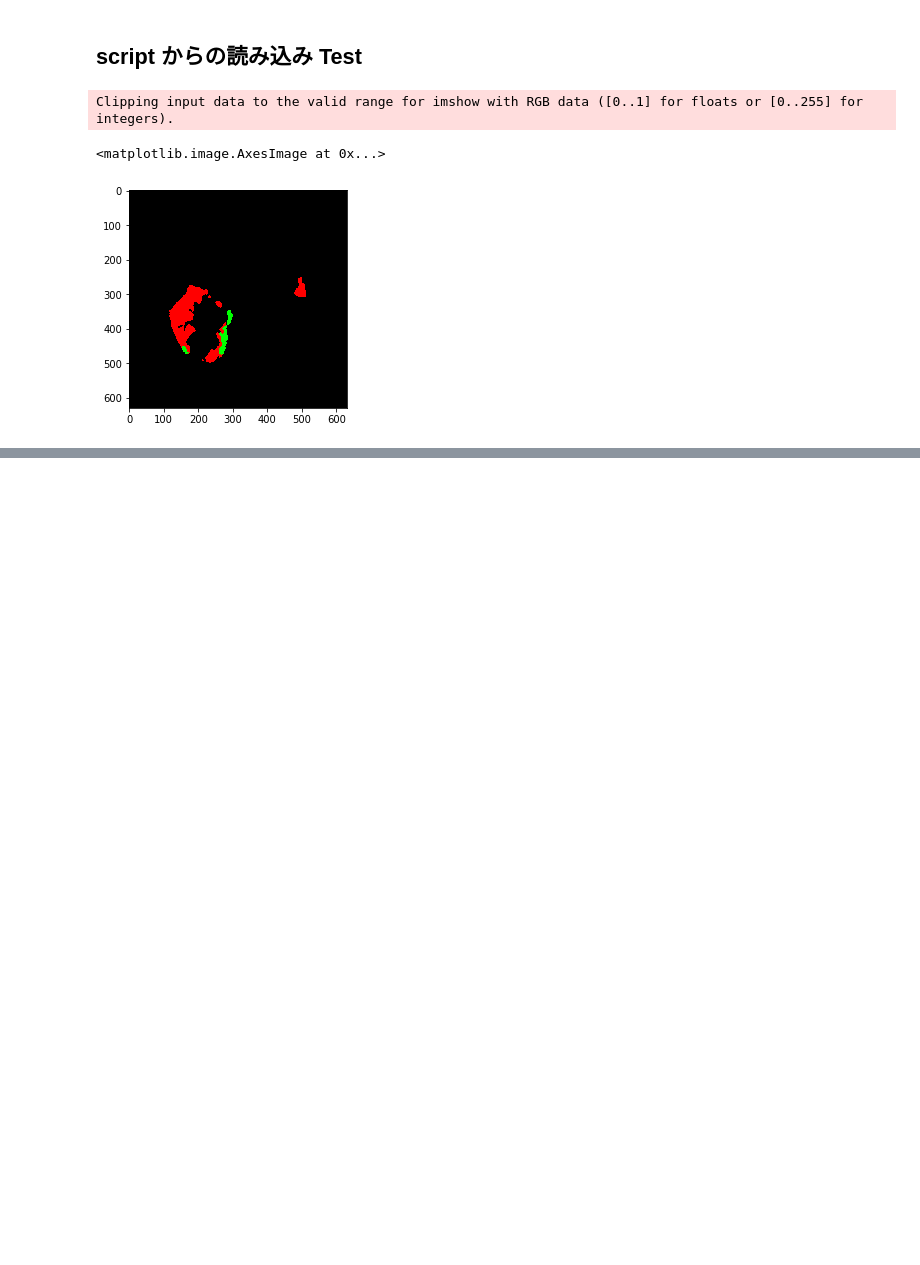
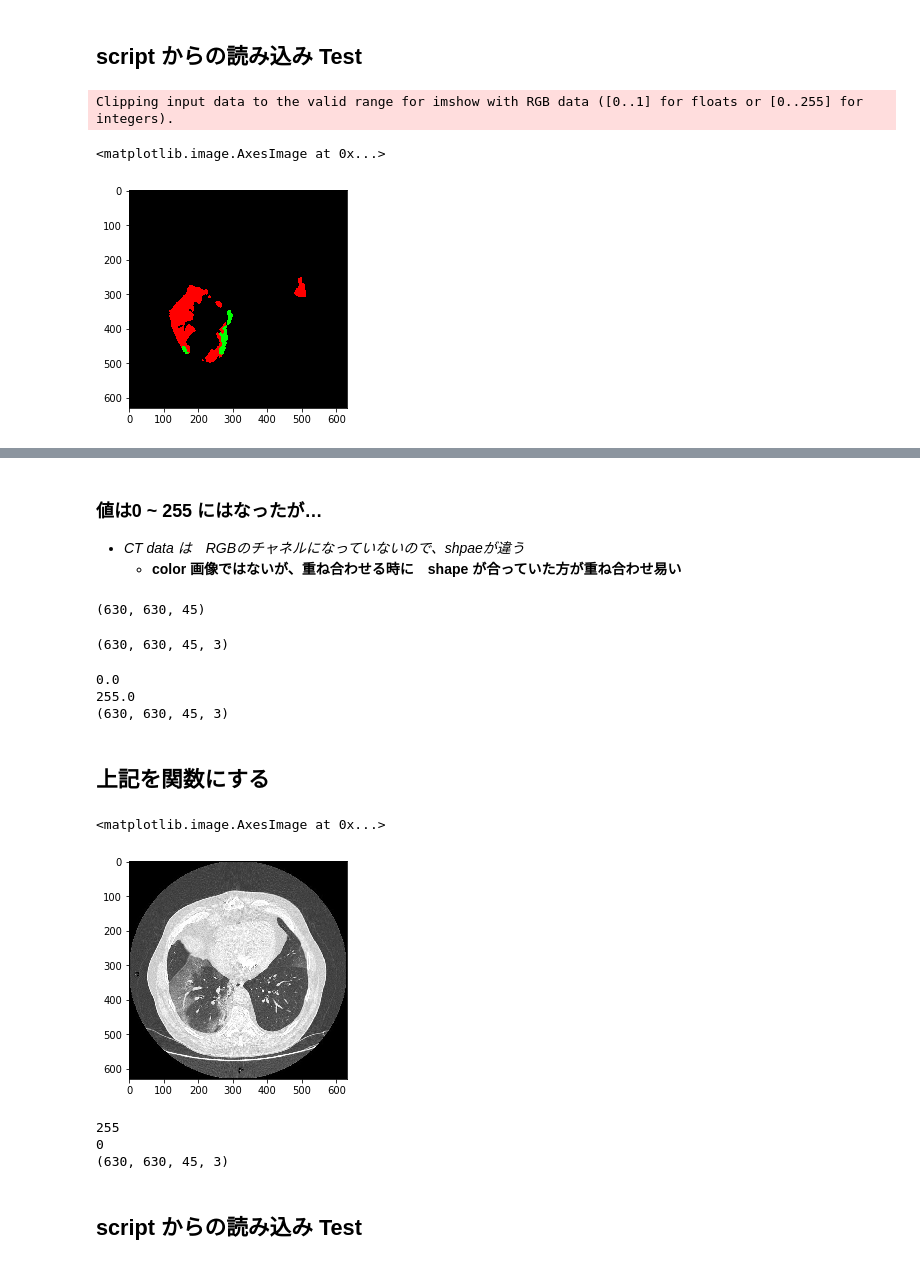
Before and after one commit to MoTo-LaBo/Python-data-science, a Jupyter notebook: CT visualization/ct_devlopment.ipynb, the cells around one changed output, grey strips where cells are left out. Saved outputs shown, nothing was run; the diff lists cells and outputs as text; code cells hidden in the pictures; blank space fills up the shorter version.

```diff
--- a/CT visualization/ct_devlopment.ipynb
+++ b/CT visualization/ct_devlopment.ipynb
@@ -524,0 +646,61 @@ Clipping input data to the valid range for imshow with RGB data ([0..1] for floa
+# %% [markdown]
+### 値は0 ~ 255 にはなったが…
+- *CT data は　RGBのチャネルになっていないので、shpaeが違う*
+    - **color 画像ではないが、重ね合わせる時に　shape が合っていた方が重ね合わせ易い**
+# %%
+volume_rerange.shape
+# %% [output]
+(630, 630, 45)
+# %%
+volume_rerange = np.stack([volume_rerange, volume_rerange, volume_rerange], axis=-1)
+
+volume_rerange.shape
+# %% [output]
+(630, 630, 45, 3)
+# %%
+maxhu = np.max(volume)
+minhu = np.min(volume)
+volume_rerange = (volume - minhu) / max((maxhu-minhu), 1e-3)
+volume_rerange = volume_rerange * 255
+volume_rerange = np.stack([volume_rerange, volume_rerange, volume_rerange], axis=-1)
+print(volume_rerange.min())
+print(volume_rerange.max())
+print(volume_rerange.shape)
+# %% [output]
+0.0
+255.0
+(630, 630, 45, 3)
+# %% [markdown]
+## 上記を関数にする
+# %%
+df = ctvis.get_df_all('../public-covid-data')
+index = 0
+volume = ctvis.load_nifti(df.iloc[index]['FilePathImage'])
+mask = ctvis.load_nifti(df.iloc[index]['FilePathMask'])
+mask_color = ctvis.label_color(mask)
+# %%
+def hu_to_gray(volume):
+    maxhu = np.max(volume)
+    minhu = np.min(volume)
+    volume_rerange = (volume - minhu) / max((maxhu-minhu), 1e-3)
+    volume_rerange = volume_rerange * 255
+    volume_rerange = np.stack([volume_rerange, volume_rerange, volume_rerange], axis=-1)
+
+    # astype(np.uint8) にすることで　0 ~ 255 の　int　で返してくれる
+    return volume_rerange.astype(np.uint8)
+# %%
+volume_gray = hu_to_gray(volume)
+plt.imshow(volume_gray[:, :, 30])
+# %% [output]
+<matplotlib.image.AxesImage at 0x...>
+[figure, added]
+# %%
+print(volume_gray.max())
+print(volume_gray.min())
+print(volume_gray.shape)
+# %% [output]
+255
+0
+(630, 630, 45, 3)
+# %% [markdown]
+## script からの読み込み Test
```
Also changed, not shown: parts of 15 cells of this notebook, 3 other files.
